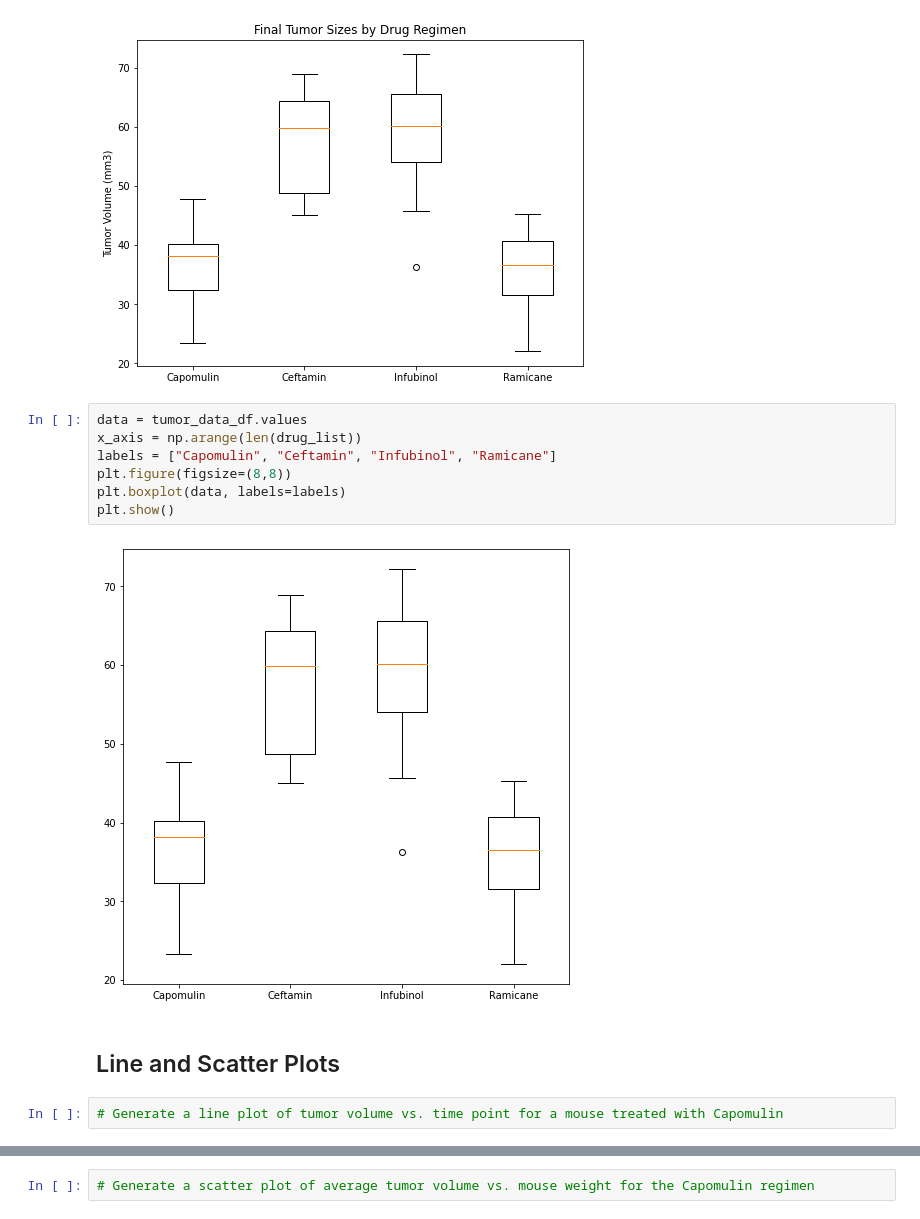
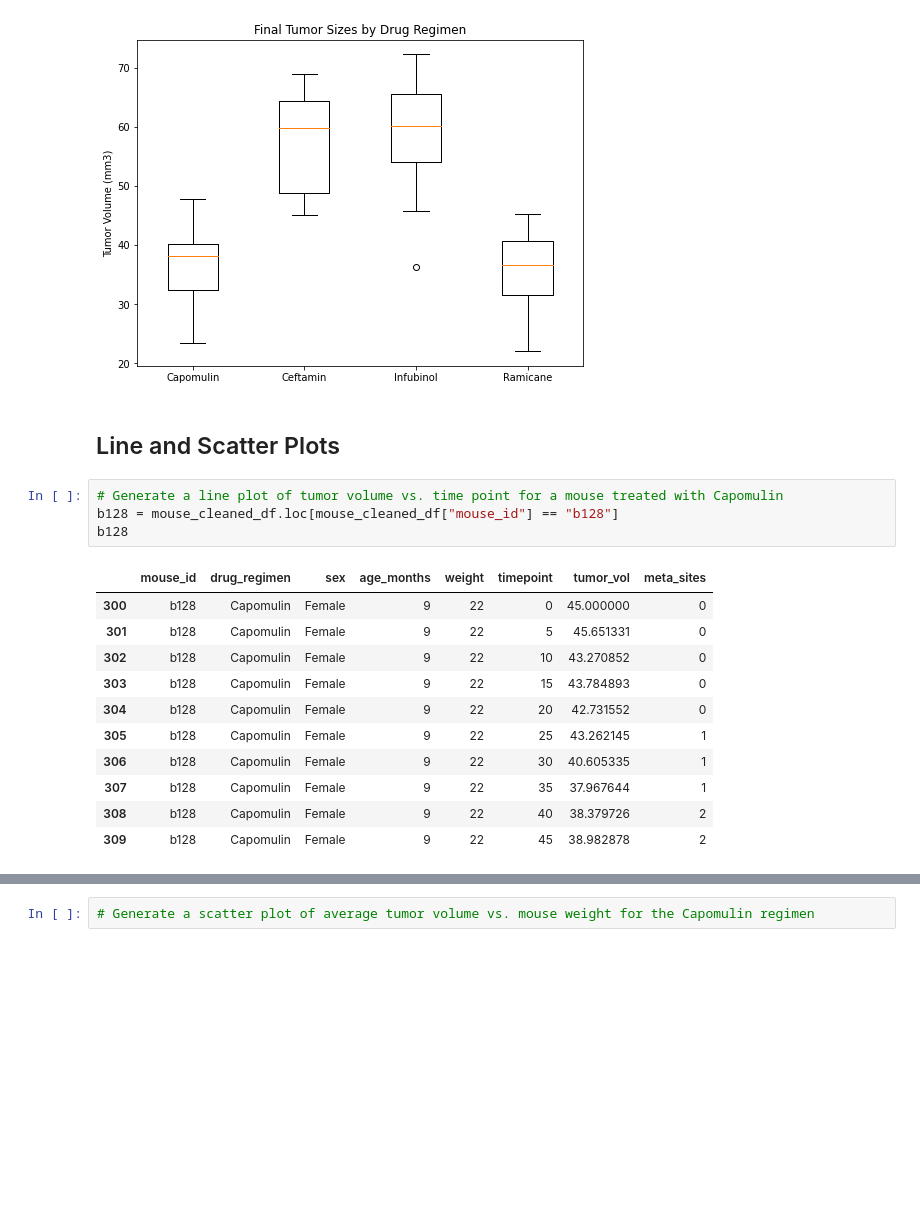
Before and after one commit to swdrich/matplotlib-challenge, a Jupyter notebook: Instructions/Pymaceuticals/pymaceuticals_starter.ipynb, the cells around one changed output, grey strips where cells are left out. Drawn from its saved outputs; the diff is of its cells as text; blank space fills up the shorter version.

```diff
--- a/Instructions/Pymaceuticals/pymaceuticals_starter.ipynb
+++ b/Instructions/Pymaceuticals/pymaceuticals_starter.ipynb
@@ -459,16 +459,21 @@ ax1.boxplot(data, labels = labels)
   <matplotlib.lines.Line2D at 0x...>],
  'means': []}
 [figure]
-# %%
-data = tumor_data_df.values
-x_axis = np.arange(len(drug_list))
-labels = ["Capomulin", "Ceftamin", "Infubinol", "Ramicane"]
-plt.figure(figsize=(8,8))
-plt.boxplot(data, labels=labels)
-plt.show()
-# %% [output]
-[figure, removed]
 # %% [markdown]
 ## Line and Scatter Plots
 # %%
 # Generate a line plot of tumor volume vs. time point for a mouse treated with Capomulin
+b128 = mouse_cleaned_df.loc[mouse_cleaned_df["mouse_id"] == "b128"]
+b128
+# %% [output]
+|  | mouse_id | drug_regimen | sex | age_months | weight | timepoint | tumor_vol | meta_sites |
+| 300 | b128 | Capomulin | Female | 9 | 22 | 0 | 45.000000 | 0 |
+| 301 | b128 | Capomulin | Female | 9 | 22 | 5 | 45.651331 | 0 |
+| 302 | b128 | Capomulin | Female | 9 | 22 | 10 | 43.270852 | 0 |
+| 303 | b128 | Capomulin | Female | 9 | 22 | 15 | 43.784893 | 0 |
+| 304 | b128 | Capomulin | Female | 9 | 22 | 20 | 42.731552 | 0 |
+| 305 | b128 | Capomulin | Female | 9 | 22 | 25 | 43.262145 | 1 |
+| 306 | b128 | Capomulin | Female | 9 | 22 | 30 | 40.605335 | 1 |
+| 307 | b128 | Capomulin | Female | 9 | 22 | 35 | 37.967644 | 1 |
+| 308 | b128 | Capomulin | Female | 9 | 22 | 40 | 38.379726 | 2 |
+| 309 | b128 | Capomulin | Female | 9 | 22 | 45 | 38.982878 | 2 |
```
Also changed, not shown: parts of 3 cells of this notebook.
